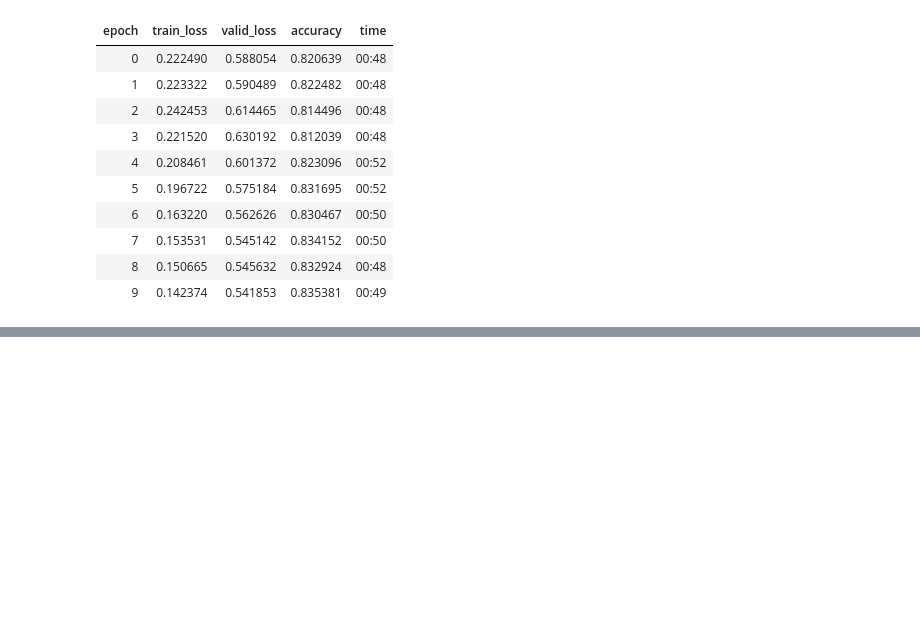
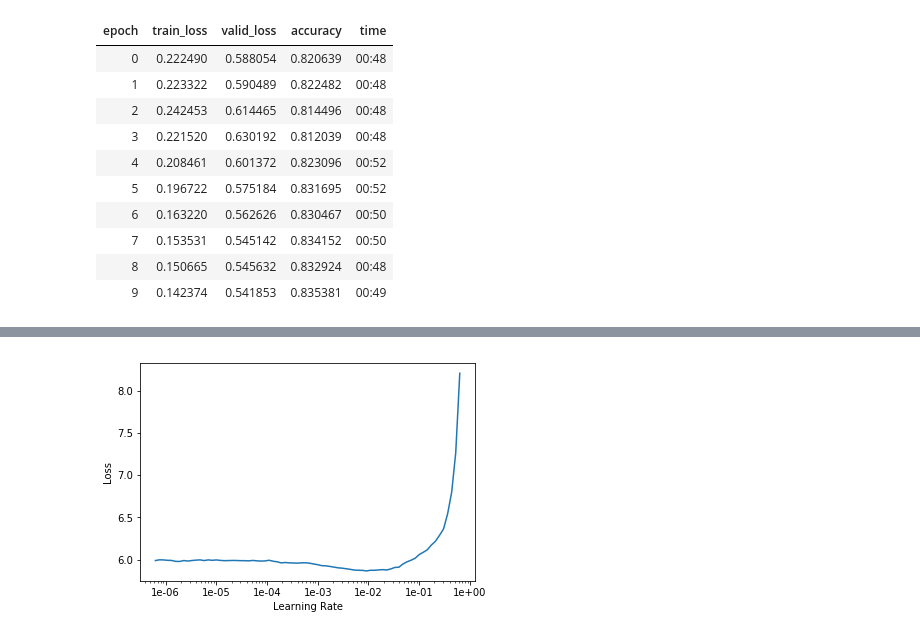
Before and after one commit to zerothphase/ai4sea_cv_challenge, a Jupyter notebook: 01_Baseline.ipynb, the cells around one changed output, grey strips where cells are left out. Saved outputs shown, nothing was run; the diff lists cells and outputs as text; code cells hidden in the pictures; blank space fills up the shorter version.

```diff
--- a/01_Baseline.ipynb
+++ b/01_Baseline.ipynb
@@ -219,0 +222,2 @@ learn.save('all_trained_2')
+# %%
+learn = cnn_learner(img_data, models.resnet50, metrics=accuracy, loss_func=nn.CrossEntropyLoss(), pretrained=False)
@@ -219,0 +229,4 @@ learn.save('all_trained_2')
+# %%
+learn.recorder.plot()
+# %% [output]
+[figure, added]
```
Also changed, not shown: parts of 4 cells of this notebook.
